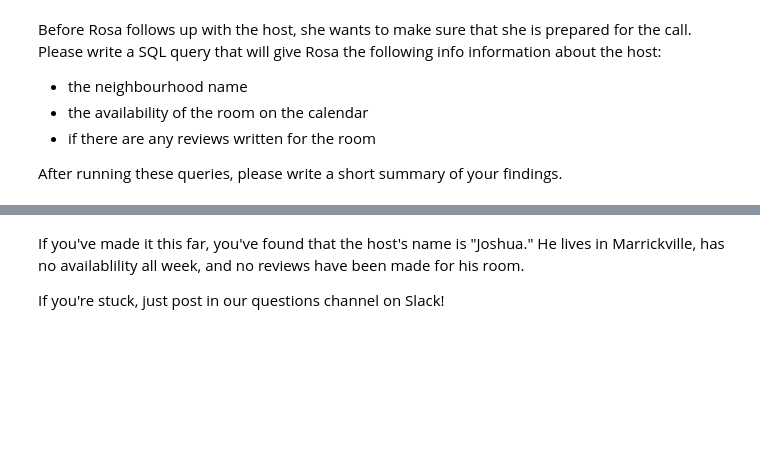
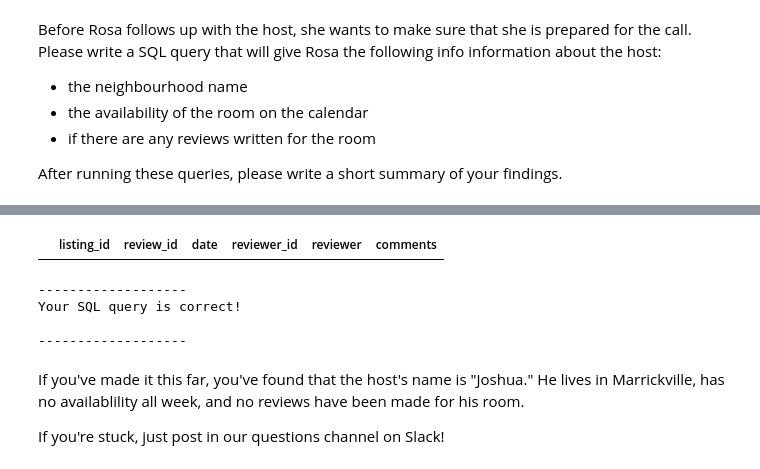
Before and after one commit to DuretiShemsi/SQLQueryProject, a Jupyter notebook: Dureti_Shemsi_Week_2_Project_SQLCC.ipynb, the cells around one changed output, grey strips where cells are left out. Saved outputs shown, nothing was run; the diff lists cells and outputs as text; code cells hidden in the pictures; blank space fills up the shorter version.

```diff
--- a/Dureti_Shemsi_Week_2_Project_SQLCC.ipynb
+++ b/Dureti_Shemsi_Week_2_Project_SQLCC.ipynb
@@ -199,17 +224,25 @@ check(q2_2_2b = query)
 # %%
 ### Question: q2_2_2c
 # Instructions:
 # 1/ Fetch all columns from the reviews table
 # 2/ Make sure you filtered the data on the
 # listing id of the host name starting with Jos...
 
 # TO BE COMPLETED
 query = """
-SELECT * FROM reviews ???
+SELECT *
+FROM reviews
+WHERE listing_id=22296011
 """
 
 run(query)
 check(q2_2_2c = query)
+# %% [output]
+|  | listing_id | review_id | date | reviewer_id | reviewer | comments |
+-------------------
+Your SQL query is correct!
+
+-------------------
 # %% [markdown]
 If you've made it this far, you've found that the host's name is "Joshua." He lives in Marrickville, has no availablility all week, and no reviews have been made for his room.
 
```
Also changed, not shown: parts of 2 cells of this notebook.
